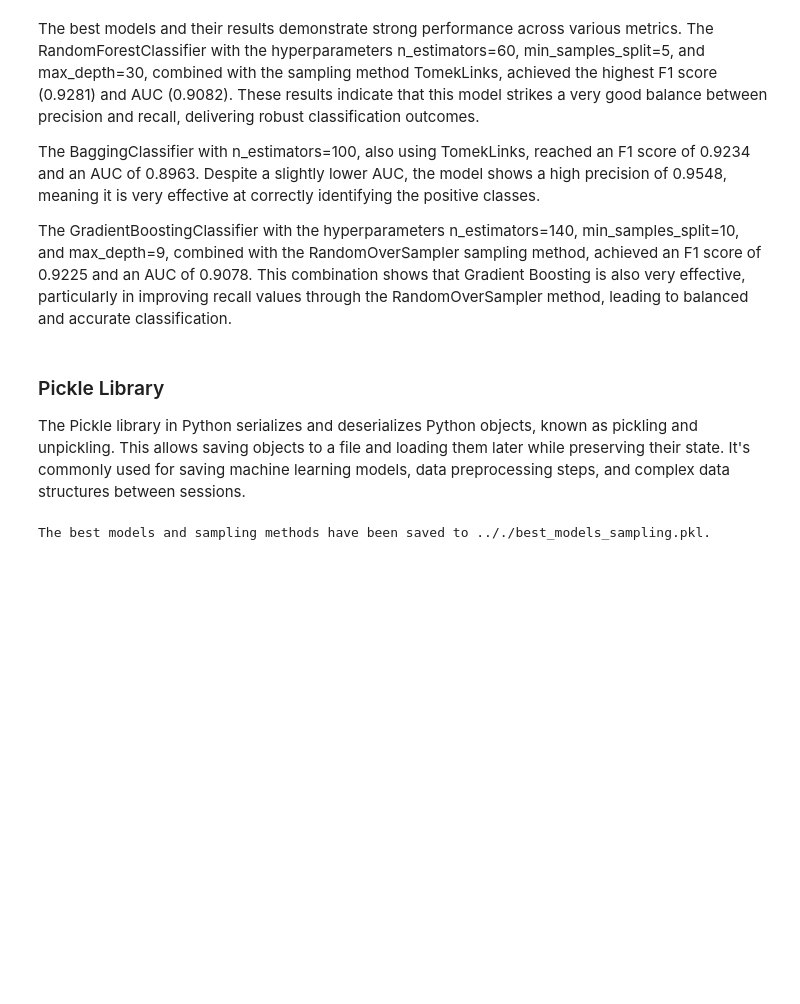
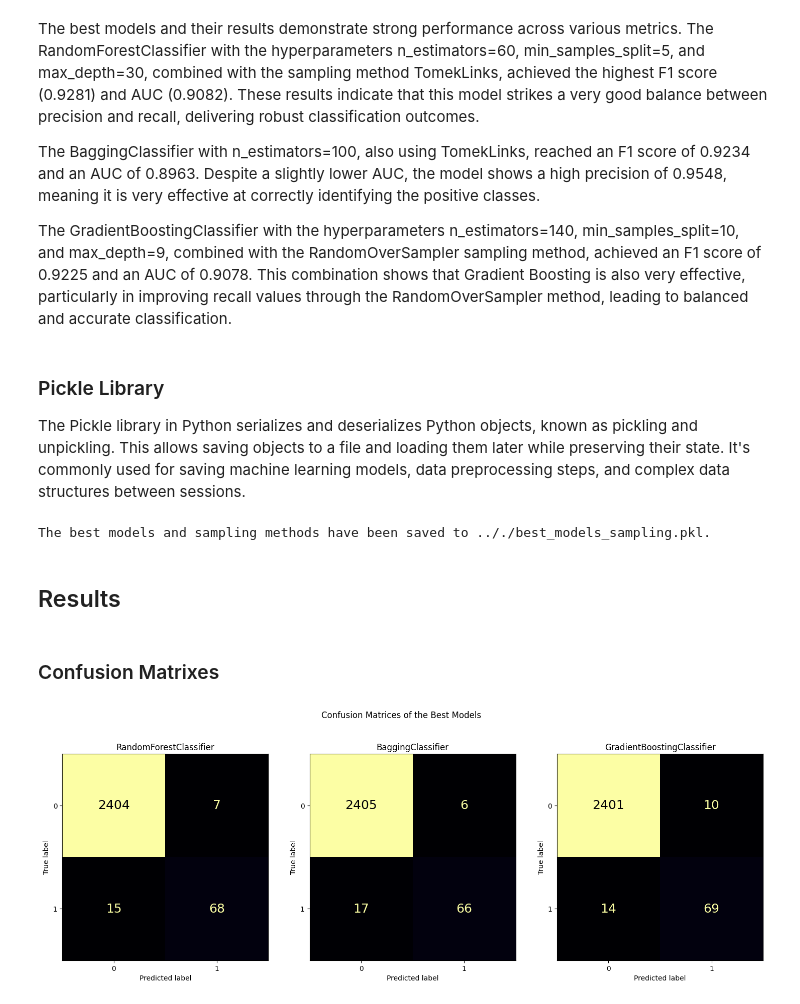
Before and after one commit to waldmjn/Predictive-Maintenance, a Jupyter notebook: DataModells.ipynb, the cells around one changed output. Saved outputs shown, nothing was run; the diff lists cells and outputs as text; code cells hidden in the pictures; blank space fills up the shorter version.

Commit message:
Results through different Curves and

```diff
--- a/DataModells.ipynb
+++ b/DataModells.ipynb
@@ -596,7 +365,7 @@ best_models_sampling = {
     "best_model_2": best_model_2,
     "best_sampling_2": best_sampling_2,
     "best_model_3": best_model_3,
-    "best_sampling_3": best_sampling_3
+    "best_sampling_3": best_sampling_3,
 }
 
 # Save the dictionary to a pickle file
@@ -607,3 +376,70 @@ with open(path_to_pickle_file, "wb") as file:
 print(f"The best models and sampling methods have been saved to {path_to_pickle_file}.")
 # %% [output]
 The best models and sampling methods have been saved to .././best_models_sampling.pkl.
+# %% [markdown]
+## Results
+# %% [markdown]
+### Confusion Matrixes
+# %%
+from sklearn.metrics import confusion_matrix, ConfusionMatrixDisplay
+
+# Load the best models and sampling methods
+path_to_pickle_file = ".././best_models_sampling.pkl"
+with open(path_to_pickle_file, "rb") as file:
+    best_models_sampling = pickle.load(file)
+
+
+# Extract models and sampling methods
+best_model_1 = best_models_sampling["best_model_1"]
+best_sampling_1 = best_models_sampling["best_sampling_1"]
+
+best_model_2 = best_models_sampling["best_model_2"]
+best_sampling_2 = best_models_sampling["best_sampling_2"]
+
+best_model_3 = best_models_sampling["best_model_3"]
+best_sampling_3 = best_models_sampling["best_sampling_3"]
+
+# Resample the training data
+X_train_resampled_1, y_train_resampled_1 = best_sampling_1.fit_resample(X_train, y_train)
+X_train_resampled_2, y_train_resampled_2 = best_sampling_2.fit_resample(X_train, y_train)
+X_train_resampled_3, y_train_resampled_3 = best_sampling_3.fit_resample(X_train, y_train)
+
+# Fit the models
+best_model_1.fit(X_train_resampled_1, y_train_resampled_1)
+best_model_2.fit(X_train_resampled_2, y_train_resampled_2)
+best_model_3.fit(X_train_resampled_3, y_train_resampled_3)
+
+# Predict on the test set
+y_pred_1 = best_model_1.predict(X_test)
+y_pred_2 = best_model_2.predict(X_test)
+y_pred_3 = best_model_3.predict(X_test)
+
+# Create confusion matrices
+cm_1 = confusion_matrix(y_test, y_pred_1)
+cm_2 = confusion_matrix(y_test, y_pred_2)
+cm_3 = confusion_matrix(y_test, y_pred_3)
+
+# Display confusion matrices using 'inferno' colormap with larger text
+fig, axes = plt.subplots(1, 3, figsize=(18, 6))
+fig.suptitle('Confusion Matrices of the Best Models')
+
+font = {'size': 18}
+
+ConfusionMatrixDisplay(cm_1).plot(ax=axes[0], cmap='inferno', colorbar=False)
+axes[0].set_title('RandomForestClassifier')
+for text in axes[0].texts:
+    text.set_fontsize(18)
+
+ConfusionMatrixDisplay(cm_2).plot(ax=axes[1], cmap='inferno', colorbar=False)
+axes[1].set_title('BaggingClassifier')
+for text in axes[1].texts:
+    text.set_fontsize(18)
+
+ConfusionMatrixDisplay(cm_3).plot(ax=axes[2], cmap='inferno', colorbar=False)
+axes[2].set_title('GradientBoostingClassifier')
+for text in axes[2].texts:
+    text.set_fontsize(18)
+
+plt.show()
+# %% [output]
+[figure, added]
```
Also changed, not shown: parts of 22 cells of this notebook.
